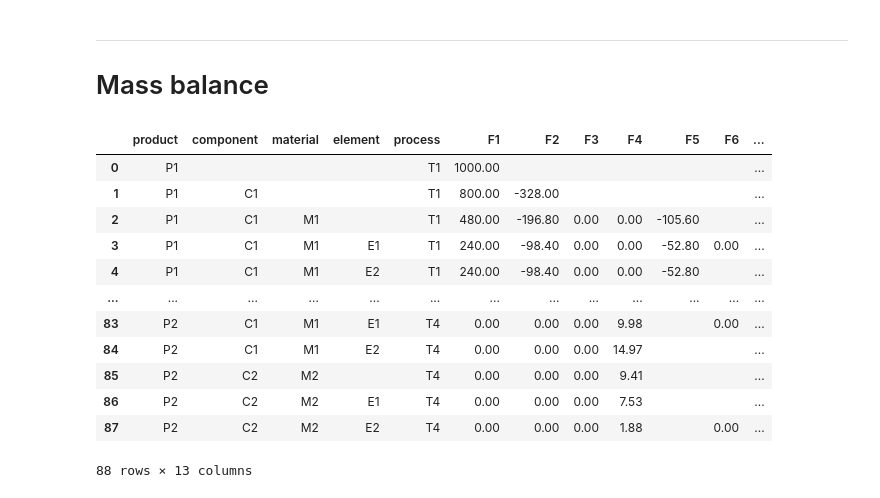
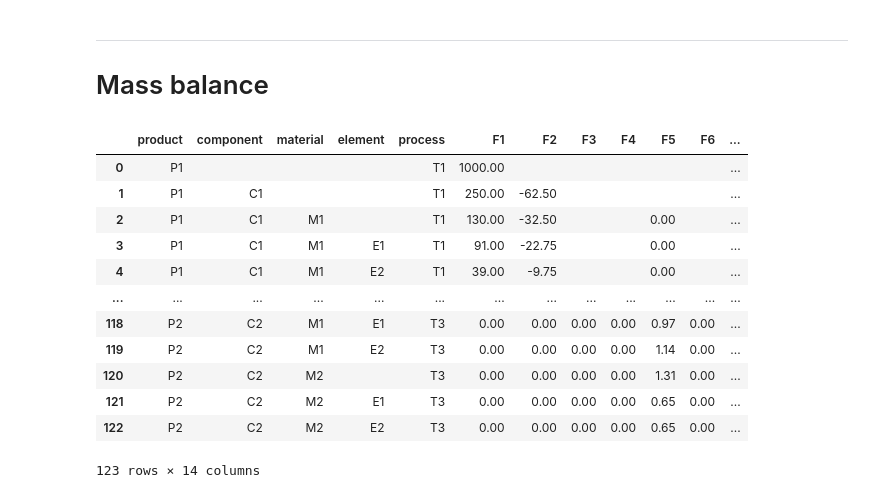
Before and after one commit to FutuRaM-Project/Recovery-Model, a Jupyter notebook: 01_recovery_model.ipynb, the cells around one changed output. Cells and saved outputs as stored; diff of their text form; code cells hidden in the pictures.

```diff
--- a/01_recovery_model.ipynb
+++ b/01_recovery_model.ipynb
@@ -180,22 +181,23 @@ model.solve(aggregate=False, pivot=True).fillna("")
 
 # Mass balance
 # %%
+folder = "test_2"
 mass_balance = pd.read_csv(f"consolidation/{folder}_solution_mass_balance.csv", index_col=0)
 mass_balance.fillna("")
 # %% [output]
 |  | product | component | material | element | process | F1 | F2 | F3 | F4 | F5 | F6 | ... |
 | 0 | P1 |  |  |  | T1 | 1000.00 |  |  |  |  |  | ... |
-| 1 | P1 | C1 |  |  | T1 | 800.00 | -328.00 |  |  |  |  | ... |
-| 2 | P1 | C1 | M1 |  | T1 | 480.00 | -196.80 | 0.00 | 0.00 | -105.60 |  | ... |
-| 3 | P1 | C1 | M1 | E1 | T1 | 240.00 | -98.40 | 0.00 | 0.00 | -52.80 | 0.00 | ... |
-| 4 | P1 | C1 | M1 | E2 | T1 | 240.00 | -98.40 | 0.00 | 0.00 | -52.80 |  | ... |
+| 1 | P1 | C1 |  |  | T1 | 250.00 | -62.50 |  |  |  |  | ... |
+| 2 | P1 | C1 | M1 |  | T1 | 130.00 | -32.50 |  |  | 0.00 |  | ... |
+| 3 | P1 | C1 | M1 | E1 | T1 | 91.00 | -22.75 |  |  | 0.00 |  | ... |
+| 4 | P1 | C1 | M1 | E2 | T1 | 39.00 | -9.75 |  |  | 0.00 |  | ... |
 | ... | ... | ... | ... | ... | ... | ... | ... | ... | ... | ... | ... | ... |
-| 83 | P2 | C1 | M1 | E1 | T4 | 0.00 | 0.00 | 0.00 | 9.98 |  | 0.00 | ... |
-| 84 | P2 | C1 | M1 | E2 | T4 | 0.00 | 0.00 | 0.00 | 14.97 |  |  | ... |
-| 85 | P2 | C2 | M2 |  | T4 | 0.00 | 0.00 | 0.00 | 9.41 |  |  | ... |
-| 86 | P2 | C2 | M2 | E1 | T4 | 0.00 | 0.00 | 0.00 | 7.53 |  |  | ... |
-| 87 | P2 | C2 | M2 | E2 | T4 | 0.00 | 0.00 | 0.00 | 1.88 |  | 0.00 | ... |
+| 118 | P2 | C2 | M1 | E1 | T3 | 0.00 | 0.00 | 0.00 | 0.00 | 0.97 | 0.00 | ... |
+| 119 | P2 | C2 | M1 | E2 | T3 | 0.00 | 0.00 | 0.00 | 0.00 | 1.14 | 0.00 | ... |
+| 120 | P2 | C2 | M2 |  | T3 | 0.00 | 0.00 | 0.00 | 0.00 | 1.31 | 0.00 | ... |
+| 121 | P2 | C2 | M2 | E1 | T3 | 0.00 | 0.00 | 0.00 | 0.00 | 0.65 | 0.00 | ... |
+| 122 | P2 | C2 | M2 | E2 | T3 | 0.00 | 0.00 | 0.00 | 0.00 | 0.65 | 0.00 | ... |
-88 rows × 13 columns
+123 rows × 14 columns
 # %%
 impossible_rows = mass_balance["mass_balance"] < 0
 mass_balance[impossible_rows].fillna("")
```
Also changed, not shown: parts of 11 cells of this notebook.
